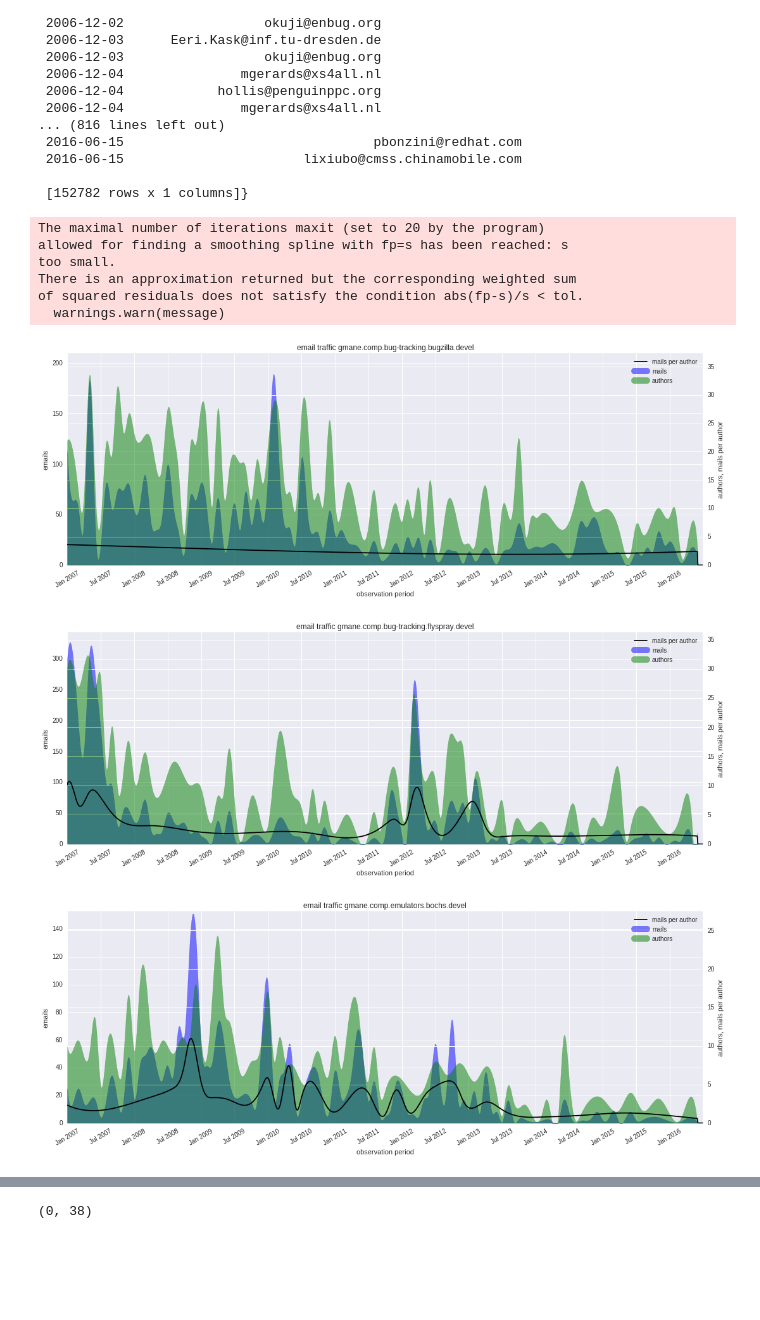
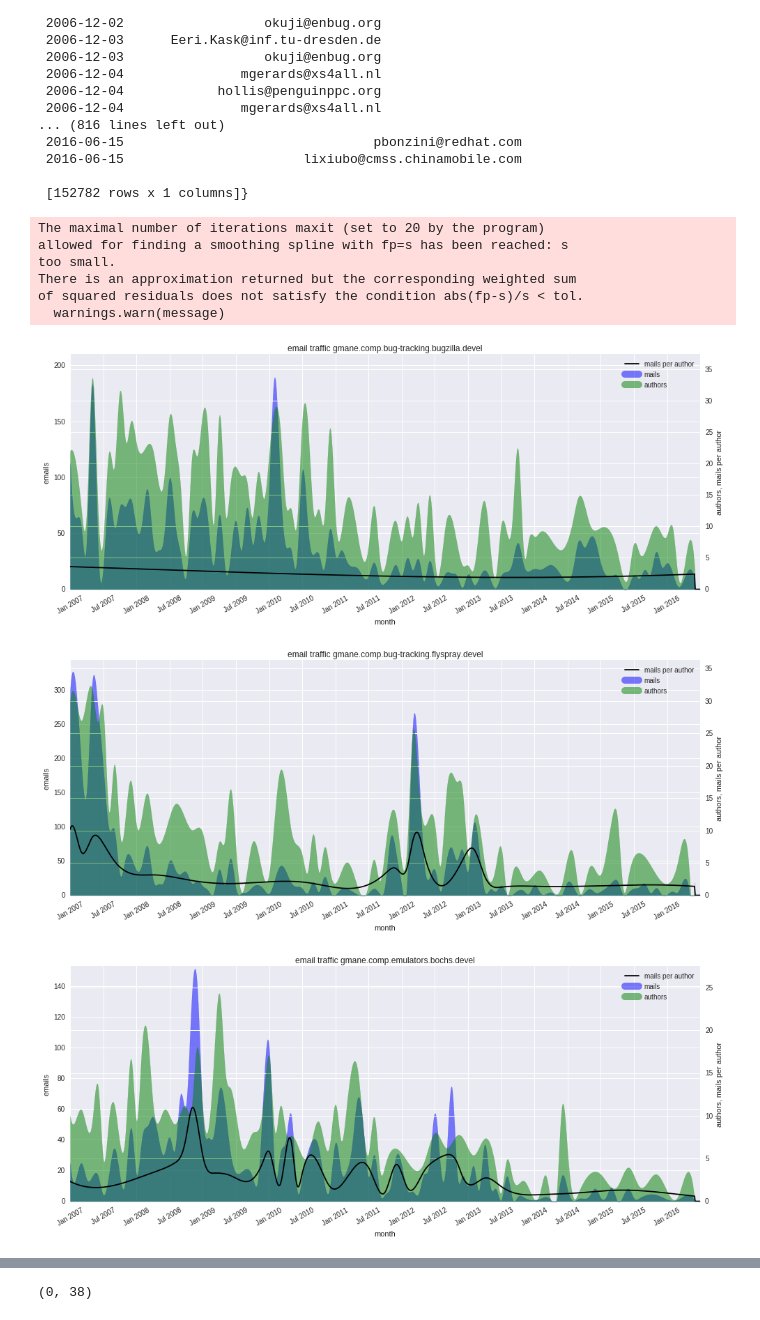
Before and after one commit to zormit/oss-innovation, a Jupyter notebook: email_desi.ipynb, the cells around one changed output, grey strips where cells are left out. Saved outputs shown, nothing was run; the diff lists cells and outputs as text; code cells hidden in the pictures; blank space fills up the shorter version.

Commit message:
email_desi: export plots as pdf

```diff
--- a/email_desi.ipynb
+++ b/email_desi.ipynb
@@ -138,6 +139,8 @@ def plot_counts_per_time(counts, title=None, fig=None):
 
     return fig
 # %%
+matplotlib.rcParams.update({'font.size': 14})
+
 start_date = '2007-01-01'
 end_date = '2016-06-30'
 observation_period =  pd.date_range(start_date, end_date, freq='M').to_period(freq='M')
@@ -173,13 +176,17 @@ for project in emails.keys():
     fn_mpa = UnivariateSpline(range(n), mails_per_author, ext='zeros')
 
     fig, ax_m = plt.subplots(1)
-    fig.set_size_inches((18, 6))
+    fig.set_size_inches((14, 6))
     ax_a = ax_m.twinx()
 
     x = np.linspace(0, n, samples)
     ax_m.fill_between(x, 0, fn_mpm(x), color='blue', alpha=0.5)
     ax_a.fill_between(x, 0, fn_apm(x), color='green', alpha=0.5)
     ax_a.plot(x, fn_mpa(x), color='black', label='mails per author')
+
+    # ax_m.plot(range(n), mails_per_month, color='blue')
+    # ax_a.plot(range(n), authors_per_month, color='green')
+    # ax_a.plot(range(n), mails_per_author, color='black')
 
     # dummies for legend, cf. http://stackoverflow.com/a/24196785/841681
     plt.plot([], [], color='blue', linewidth=10, alpha=0.5, label='mails')
@@ -191,37 +198,39 @@ for project in emails.keys():
     ax_m.xaxis.set_ticks(np.linspace(0, n - 1, 8)[1:-1])
 
     ax_m.set_ylabel('emails')
-    ax_m.set_xlabel('observation period')
+    ax_m.set_xlabel('month')
     ax_a.set_ylabel('authors, mails per author')
 
     def formatter(x, p):
         if x >= len(mails_per_month.index):
             return ''
         return mails_per_month.index[int(x)].strftime('%b %Y')
 
     formatter = FuncFormatter(formatter)
     ax_m.xaxis.set_major_formatter(formatter)
     ax_m.xaxis.tick_bottom()
     ax_m.spines['top'].set_visible(False)
     ax_m.spines['right'].set_visible(False)
 
     plt.setp(ax_m.xaxis.get_majorticklabels(), rotation=30)
 
     loc = MultipleLocator(base=6) # this locator puts ticks at regular intervals
     ax_m.xaxis.set_major_locator(loc)
 
     title = 'email traffic {}'.format(project)
     plt.title(title)
     plt.legend(loc='upper right')
+    plt.tight_layout()
+    plt.savefig('../data/plots/email_traffic/email_traffic_{}.pdf'.format(project), dpi=80)
 
     # break # go only over one project, for development purposes
 # %% [output]
 The maximal number of iterations maxit (set to 20 by the program)
 allowed for finding a smoothing spline with fp=s has been reached: s
 too small.
 There is an approximation returned but the corresponding weighted sum
 of squared residuals does not satisfy the condition abs(fp-s)/s < tol.
   warnings.warn(message)
-[figure, old version]
+[figure, new version]
-[figure, old version]
+[figure, new version]
-[figure, old version]
+[figure, new version]
```
Also changed, not shown: parts of 2 cells of this notebook.
